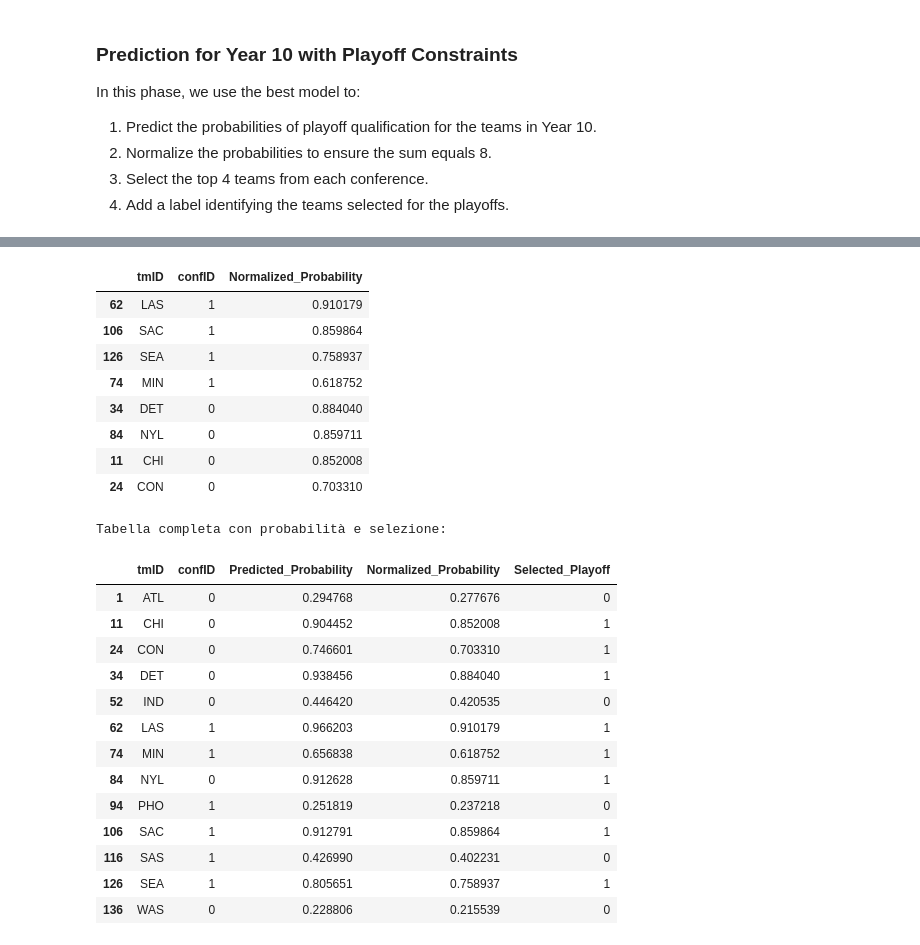
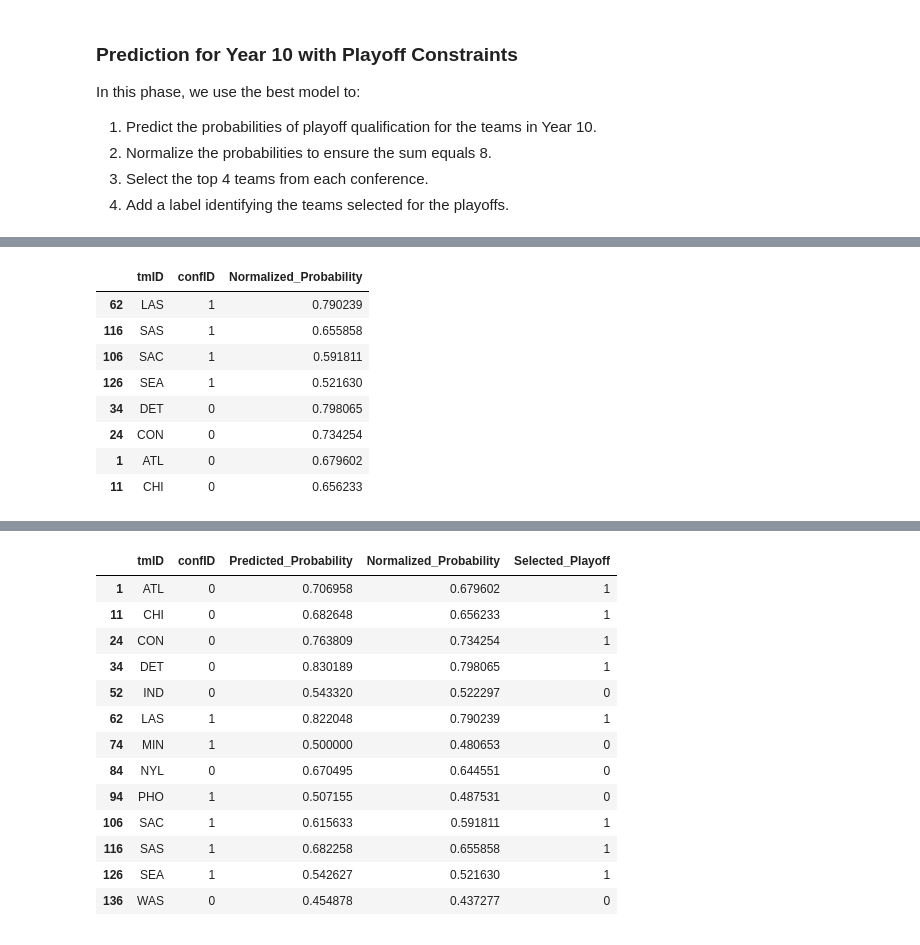
Before and after one commit to LukeDP/ML_G47, a Jupyter notebook: Code/4.Classification/classification.ipynb, the cells around one changed output, grey strips where cells are left out. Cells and saved outputs as stored; diff of their text form; code cells hidden in the pictures.

```diff
--- a/Code/4.Classification/classification.ipynb
+++ b/Code/4.Classification/classification.ipynb
@@ -220,35 +293,38 @@ In this phase, we use the best model to:
 3. Select the top 4 teams from each conference.
 4. Add a label identifying the teams selected for the playoffs.
 # %%
-# Modello scelto: Logistic Regression
-best_model = GradientBoostingClassifier()
+# Selected Model: SVC
+best_model = SVC(kernel="linear", probability=True)
 
-# Training del modello
+# Training the model
 best_model.fit(X_train_scaled, y_train)
 
-# Predizione delle probabilità di qualificazione per l'anno 10
-probabilities = best_model.predict_proba(X_test_scaled)[:, 1]  # Probabilità per la classe 1 (playoff)
-test_df["Predicted_Probability"] = probabilities
+# Predicting probabilities for Year 10 qualification
+probabilities = best_model.predict_proba(X_test_scaled)[:, 1]  # Probability for class 1 (playoff)
 
-# Normalizzazione delle probabilità per soddisfare il vincolo ∑ Y = 8
+# Adding probabilities to the test set (using loc to avoid warnings)
+test_df = test_df.copy()  # Explicit copy
+test_df.loc[:, "Predicted_Probability"] = probabilities
+
+# Normalizing probabilities to satisfy the constraint ∑ Y = 8
 normalized_probabilities = 8 * probabilities / probabilities.sum()
-test_df["Normalized_Probability"] = normalized_probabilities
+test_df.loc[:, "Normalized_Probability"] = normalized_probabilities
 
-# Selezione delle 4 squadre con la probabilità maggiore per East e West
+# Selecting the top 4 teams with the highest probabilities for East and West
 east_teams = test_df[test_df["confID"] == 1].nlargest(4, "Normalized_Probability")
 west_teams = test_df[test_df["confID"] == 0].nlargest(4, "Normalized_Probability")
 
-# Combiniamo le squadre selezionate
+# Combining the selected teams
 playoff_teams = pd.concat([east_teams, west_teams])
 
-# Aggiunta di un'etichetta per indicare chi è stato selezionato per i playoff
-test_df["Selected_Playoff"] = test_df["tmID"].isin(playoff_teams["tmID"]).astype(int)
+# Adding a label to indicate which teams were selected for playoffs
+test_df.loc[:, "Selected_Playoff"] = test_df["tmID"].isin(playoff_teams["tmID"]).astype(int)
 
-# Visualizzazione delle squadre selezionate
-print("Squadre selezionate per i playoff:")
+# Displaying the selected playoff teams
+print("Selected playoff teams:")
 display(playoff_teams[["tmID", "confID", "Normalized_Probability"]])
 
-# Visualizzazione del dataframe completo con le squadre selezionate
-print("Tabella completa con probabilità e selezione:")
+# Displaying the complete DataFrame with probabilities and selection labels
+print("Complete table with probabilities and selections:")
 display(test_df[["tmID", "confID", "Predicted_Probability", "Normalized_Probability", "Selected_Playoff"]])
 # %% [output]
@@ -255,0 +332,9 @@ Squadre selezionate per i playoff:
+|  | tmID | confID | Normalized_Probability |
+| 62 | LAS | 1 | 0.790239 |
+| 116 | SAS | 1 | 0.655858 |
+| 106 | SAC | 1 | 0.591811 |
+| 126 | SEA | 1 | 0.521630 |
+| 34 | DET | 0 | 0.798065 |
+| 24 | CON | 0 | 0.734254 |
+| 1 | ATL | 0 | 0.679602 |
+| 11 | CHI | 0 | 0.656233 |
@@ -271,24 +342,14 @@ See the caveats in the documentation: https://pandas.pydata.org/pandas-docs/stab
-|  | tmID | confID | Normalized_Probability |
-| 62 | LAS | 1 | 0.910179 |
-| 106 | SAC | 1 | 0.859864 |
-| 126 | SEA | 1 | 0.758937 |
-| 74 | MIN | 1 | 0.618752 |
-| 34 | DET | 0 | 0.884040 |
-| 84 | NYL | 0 | 0.859711 |
-| 11 | CHI | 0 | 0.852008 |
-| 24 | CON | 0 | 0.703310 |
-Tabella completa con probabilità e selezione:
 |  | tmID | confID | Predicted_Probability | Normalized_Probability | Selected_Playoff |
-| 1 | ATL | 0 | 0.294768 | 0.277676 | 0 |
-| 11 | CHI | 0 | 0.904452 | 0.852008 | 1 |
-| 24 | CON | 0 | 0.746601 | 0.703310 | 1 |
-| 34 | DET | 0 | 0.938456 | 0.884040 | 1 |
-| 52 | IND | 0 | 0.446420 | 0.420535 | 0 |
-| 62 | LAS | 1 | 0.966203 | 0.910179 | 1 |
-| 74 | MIN | 1 | 0.656838 | 0.618752 | 1 |
-| 84 | NYL | 0 | 0.912628 | 0.859711 | 1 |
-| 94 | PHO | 1 | 0.251819 | 0.237218 | 0 |
-| 106 | SAC | 1 | 0.912791 | 0.859864 | 1 |
-| 116 | SAS | 1 | 0.426990 | 0.402231 | 0 |
-| 126 | SEA | 1 | 0.805651 | 0.758937 | 1 |
-| 136 | WAS | 0 | 0.228806 | 0.215539 | 0 |
+| 1 | ATL | 0 | 0.706958 | 0.679602 | 1 |
+| 11 | CHI | 0 | 0.682648 | 0.656233 | 1 |
+| 24 | CON | 0 | 0.763809 | 0.734254 | 1 |
+| 34 | DET | 0 | 0.830189 | 0.798065 | 1 |
+| 52 | IND | 0 | 0.543320 | 0.522297 | 0 |
+| 62 | LAS | 1 | 0.822048 | 0.790239 | 1 |
+| 74 | MIN | 1 | 0.500000 | 0.480653 | 0 |
+| 84 | NYL | 0 | 0.670495 | 0.644551 | 0 |
+| 94 | PHO | 1 | 0.507155 | 0.487531 | 0 |
+| 106 | SAC | 1 | 0.615633 | 0.591811 | 1 |
+| 116 | SAS | 1 | 0.682258 | 0.655858 | 1 |
+| 126 | SEA | 1 | 0.542627 | 0.521630 | 1 |
+| 136 | WAS | 0 | 0.454878 | 0.437277 | 0 |
```
Also changed, not shown: parts of 5 cells of this notebook, 4 other files.
